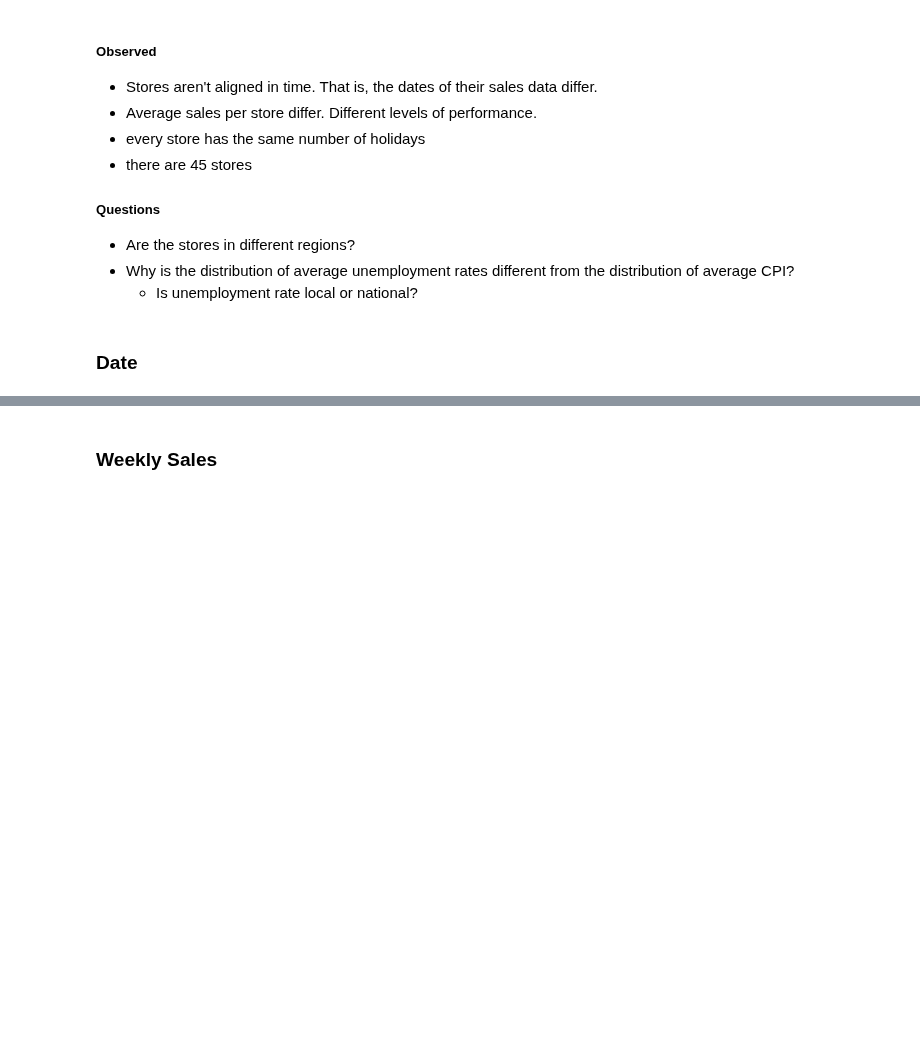
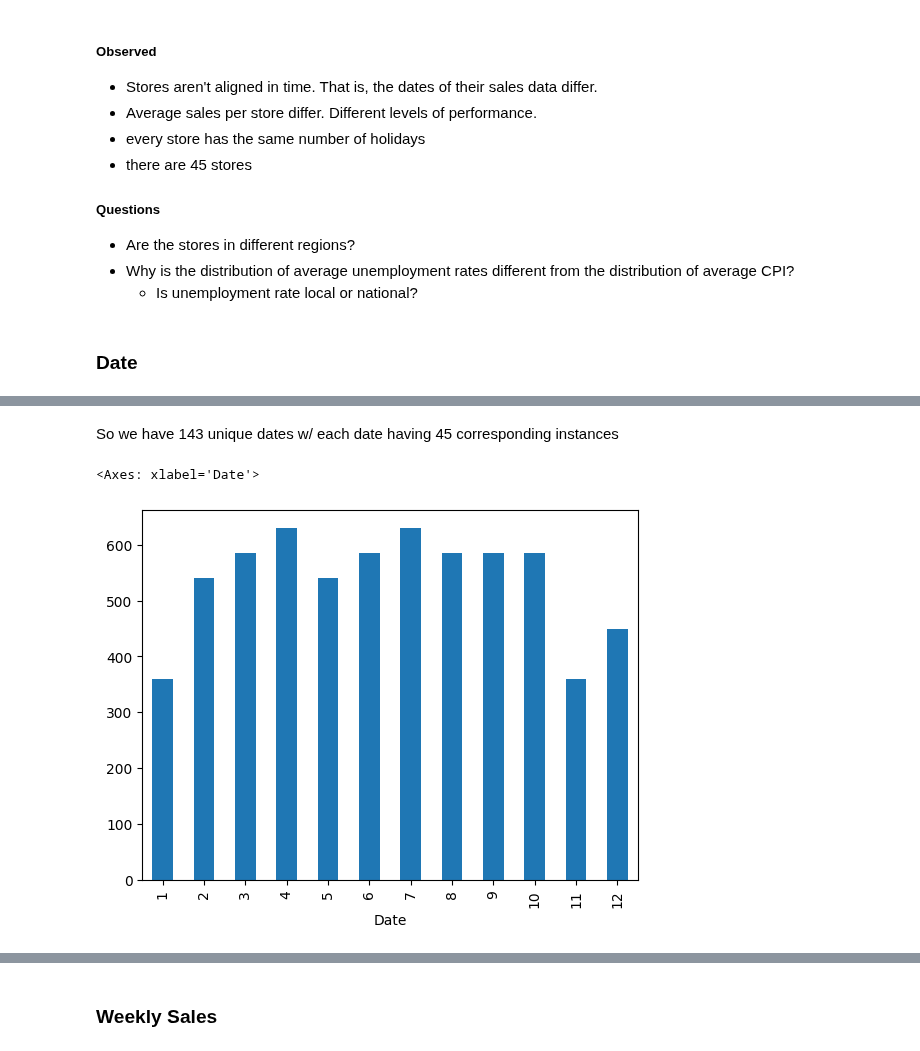
Before and after one commit to ChrisPerezLebron/CMSC320Project, a Jupyter notebook: main.ipynb, the cells around one changed output, grey strips where cells are left out. Drawn from its saved outputs; the diff is of its cells as text; code cells hidden in the pictures; blank space fills up the shorter version.

```diff
--- a/main.ipynb
+++ b/main.ipynb
@@ -102,0 +133,7 @@ However, it is weird that the average unemployment rate per store and the avg CP
+# %% [markdown]
+So we have 143 unique dates w/ each date having 45 corresponding instances
+# %%
+df.groupby(df["Date"].dt.month)["Date"].count().plot(kind="bar")
+# %% [output]
+<Axes: xlabel='Date'>
+[figure, added]
```
Also changed, not shown: parts of 8 cells of this notebook.
